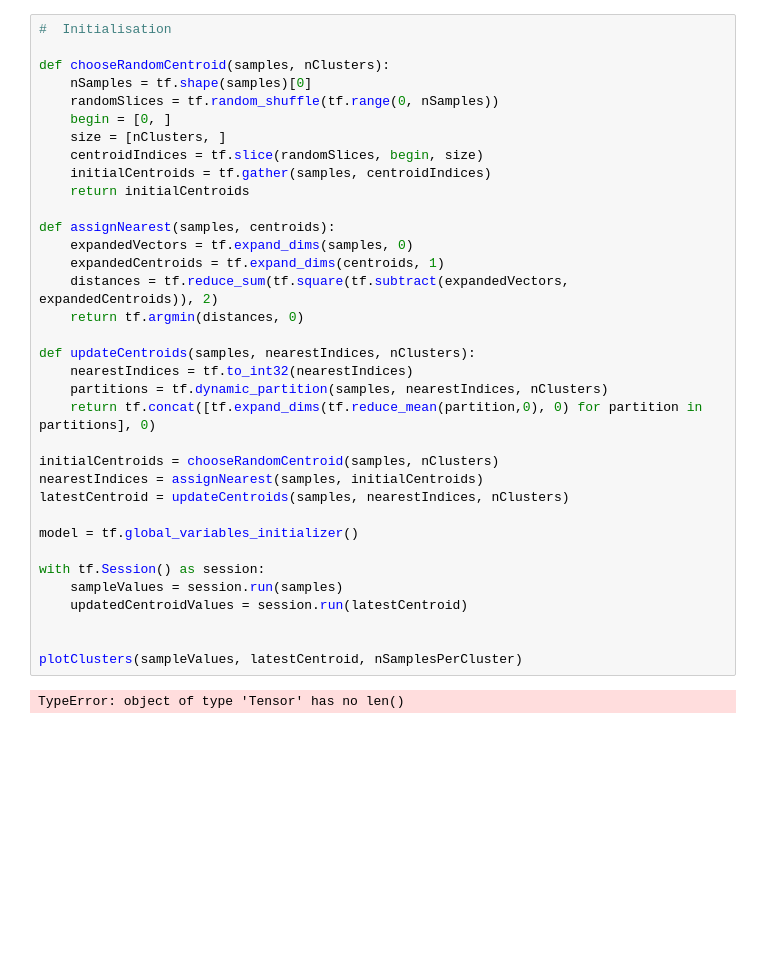
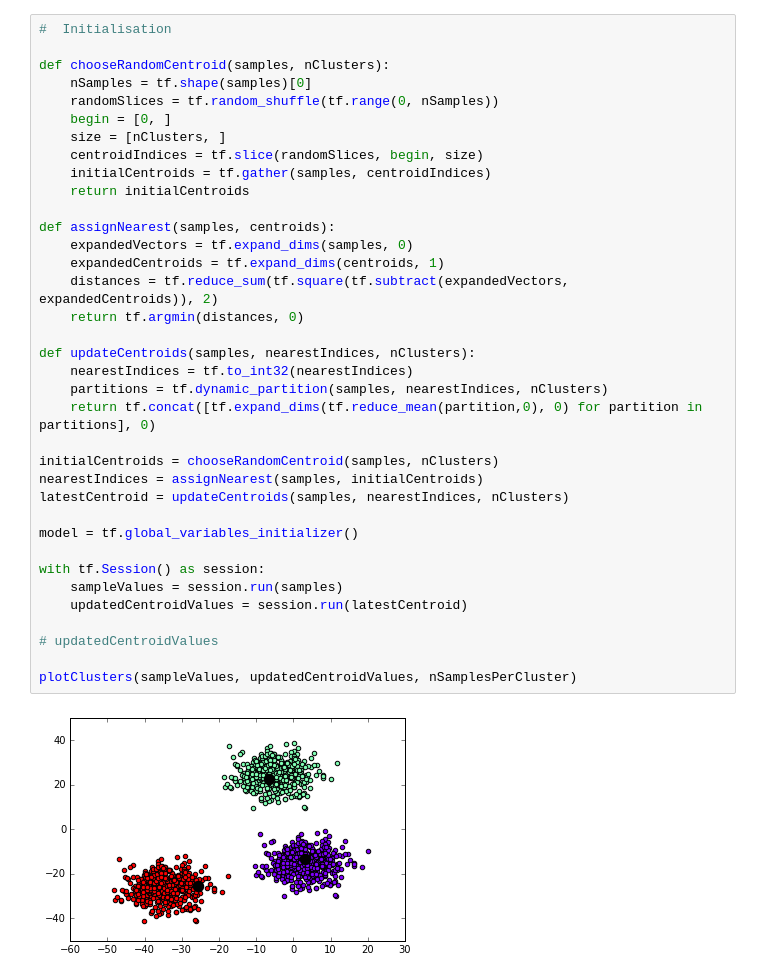
Before and after one commit to cprakashagr/PythonClass, a Jupyter notebook: src/TensorflowTutorials/Learning/01_Clustering.ipynb, the cells around one changed output. Saved outputs shown, nothing was run; the diff lists cells and outputs as text; blank space fills up the shorter version.

Commit message:
Update Clustering

```diff
--- a/src/TensorflowTutorials/Learning/01_Clustering.ipynb
+++ b/src/TensorflowTutorials/Learning/01_Clustering.ipynb
@@ -62,32 +64,33 @@ def chooseRandomCentroid(samples, nClusters):
     randomSlices = tf.random_shuffle(tf.range(0, nSamples))
     begin = [0, ]
     size = [nClusters, ]
     centroidIndices = tf.slice(randomSlices, begin, size)
     initialCentroids = tf.gather(samples, centroidIndices)
     return initialCentroids
 
 def assignNearest(samples, centroids):
     expandedVectors = tf.expand_dims(samples, 0)
     expandedCentroids = tf.expand_dims(centroids, 1)
     distances = tf.reduce_sum(tf.square(tf.subtract(expandedVectors, expandedCentroids)), 2)
     return tf.argmin(distances, 0)
 
 def updateCentroids(samples, nearestIndices, nClusters):
     nearestIndices = tf.to_int32(nearestIndices)
     partitions = tf.dynamic_partition(samples, nearestIndices, nClusters)
     return tf.concat([tf.expand_dims(tf.reduce_mean(partition,0), 0) for partition in partitions], 0)
 
 initialCentroids = chooseRandomCentroid(samples, nClusters)
 nearestIndices = assignNearest(samples, initialCentroids)
 latestCentroid = updateCentroids(samples, nearestIndices, nClusters)
 
 model = tf.global_variables_initializer()
 
 with tf.Session() as session:
     sampleValues = session.run(samples)
     updatedCentroidValues = session.run(latestCentroid)
 
+# updatedCentroidValues
 
-plotClusters(sampleValues, latestCentroid, nSamplesPerCluster)
+plotClusters(sampleValues, updatedCentroidValues, nSamplesPerCluster)
 # %% [output]
-TypeError: object of type 'Tensor' has no len()
+[figure, added]
```
Also changed, not shown: parts of 1 cell of this notebook.
